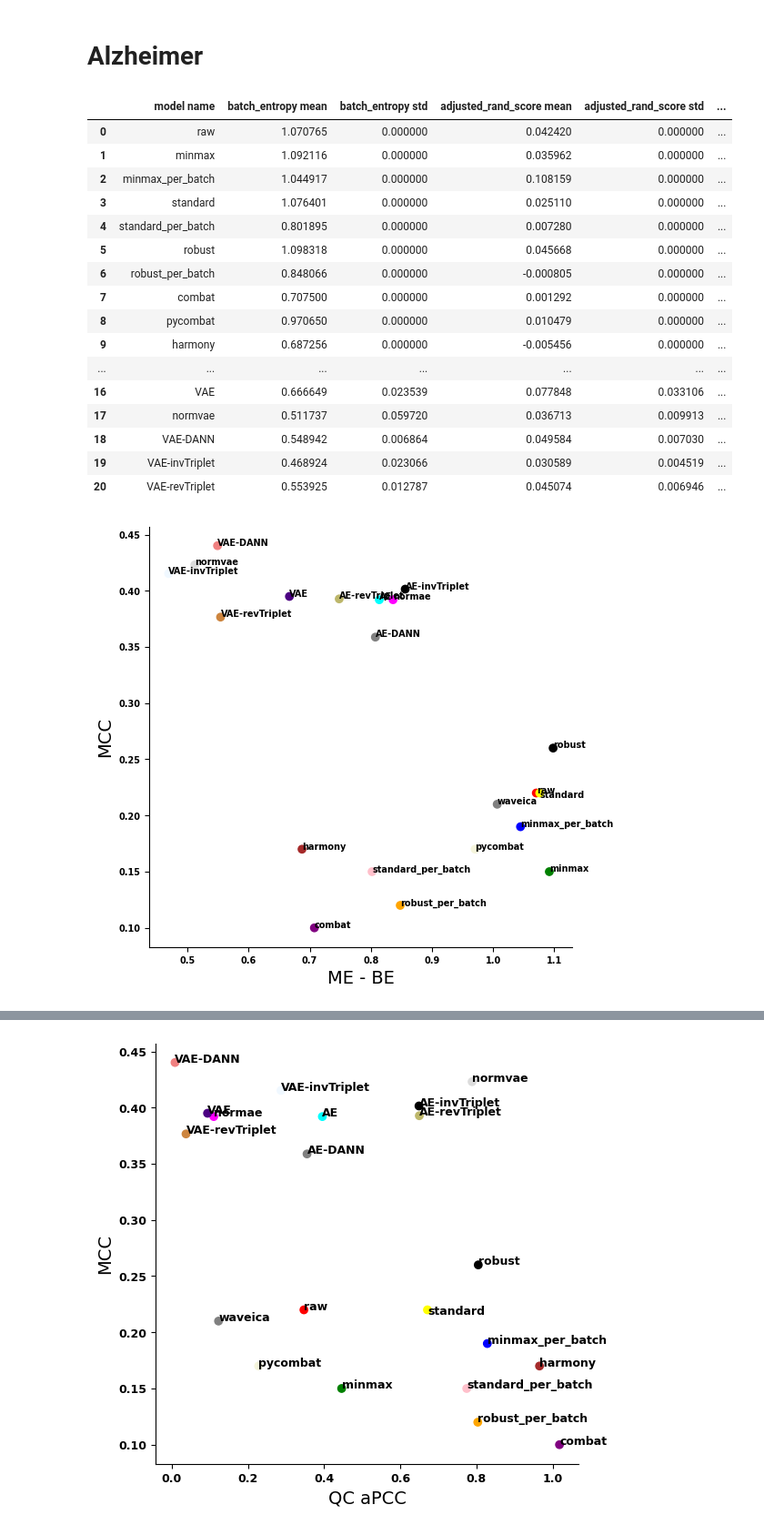
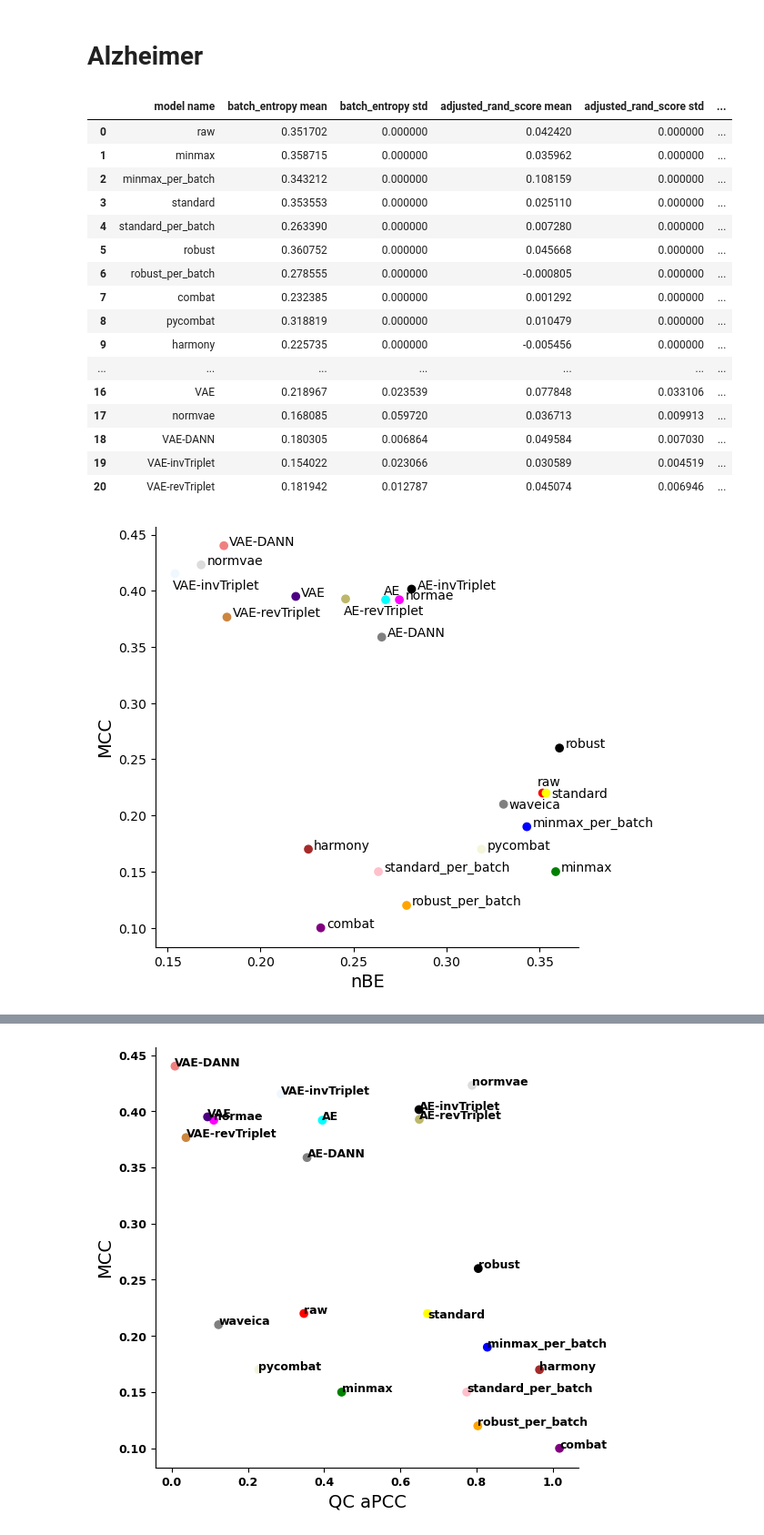
Before and after one commit to spell00/BERNN_MSMS, a Jupyter notebook: notebooks/make_scatter_plots.ipynb, the cells around one changed output, grey strips where cells are left out. Shown: that part at 91% size. Saved outputs shown, nothing was run; the diff lists cells and outputs as text; code cells hidden in the pictures.

Commit message:
improvements figures

```diff
--- a/notebooks/make_scatter_plots.ipynb
+++ b/notebooks/make_scatter_plots.ipynb
@@ -9,28 +9,28 @@ import matplotlib
 # %%
 alz_classif = pd.read_excel('summary_results.xlsx', sheet_name='alzheimer classif')
 alz_metrics = pd.read_excel('summary_results.xlsx', sheet_name='alzheimer best metrics')
-alz_metrics['batch_entropy mean'] = np.log(21) - alz_metrics['batch_entropy mean']
+alz_metrics['batch_entropy mean'] = (np.log(21) - alz_metrics['batch_entropy mean'])/np.log(21)
 alz_metrics['qc_aPCC mean'] = 1 - alz_metrics['qc_aPCC mean']
 # %%
 alz_metrics
 # %% [output]
 |  | model name | batch_entropy mean | batch_entropy std | adjusted_rand_score mean | adjusted_rand_score std | ... |
-| 0 | raw | 1.070765 | 0.000000 | 0.042420 | 0.000000 | ... |
-| 1 | minmax | 1.092116 | 0.000000 | 0.035962 | 0.000000 | ... |
-| 2 | minmax_per_batch | 1.044917 | 0.000000 | 0.108159 | 0.000000 | ... |
-| 3 | standard | 1.076401 | 0.000000 | 0.025110 | 0.000000 | ... |
-| 4 | standard_per_batch | 0.801895 | 0.000000 | 0.007280 | 0.000000 | ... |
-| 5 | robust | 1.098318 | 0.000000 | 0.045668 | 0.000000 | ... |
-| 6 | robust_per_batch | 0.848066 | 0.000000 | -0.000805 | 0.000000 | ... |
-| 7 | combat | 0.707500 | 0.000000 | 0.001292 | 0.000000 | ... |
-| 8 | pycombat | 0.970650 | 0.000000 | 0.010479 | 0.000000 | ... |
-| 9 | harmony | 0.687256 | 0.000000 | -0.005456 | 0.000000 | ... |
+| 0 | raw | 0.351702 | 0.000000 | 0.042420 | 0.000000 | ... |
+| 1 | minmax | 0.358715 | 0.000000 | 0.035962 | 0.000000 | ... |
+| 2 | minmax_per_batch | 0.343212 | 0.000000 | 0.108159 | 0.000000 | ... |
+| 3 | standard | 0.353553 | 0.000000 | 0.025110 | 0.000000 | ... |
+| 4 | standard_per_batch | 0.263390 | 0.000000 | 0.007280 | 0.000000 | ... |
+| 5 | robust | 0.360752 | 0.000000 | 0.045668 | 0.000000 | ... |
+| 6 | robust_per_batch | 0.278555 | 0.000000 | -0.000805 | 0.000000 | ... |
+| 7 | combat | 0.232385 | 0.000000 | 0.001292 | 0.000000 | ... |
+| 8 | pycombat | 0.318819 | 0.000000 | 0.010479 | 0.000000 | ... |
+| 9 | harmony | 0.225735 | 0.000000 | -0.005456 | 0.000000 | ... |
 | ... | ... | ... | ... | ... | ... | ... |
-| 16 | VAE | 0.666649 | 0.023539 | 0.077848 | 0.033106 | ... |
-| 17 | normvae | 0.511737 | 0.059720 | 0.036713 | 0.009913 | ... |
-| 18 | VAE-DANN | 0.548942 | 0.006864 | 0.049584 | 0.007030 | ... |
-| 19 | VAE-invTriplet | 0.468924 | 0.023066 | 0.030589 | 0.004519 | ... |
-| 20 | VAE-revTriplet | 0.553925 | 0.012787 | 0.045074 | 0.006946 | ... |
+| 16 | VAE | 0.218967 | 0.023539 | 0.077848 | 0.033106 | ... |
+| 17 | normvae | 0.168085 | 0.059720 | 0.036713 | 0.009913 | ... |
+| 18 | VAE-DANN | 0.180305 | 0.006864 | 0.049584 | 0.007030 | ... |
+| 19 | VAE-invTriplet | 0.154022 | 0.023066 | 0.030589 | 0.004519 | ... |
+| 20 | VAE-revTriplet | 0.181942 | 0.012787 | 0.045074 | 0.006946 | ... |
 # %%
 df_valid = pd.DataFrame({
     # "channel": channel,
@@ -44,7 +44,7 @@ df = pd.DataFrame({
     "average": pd.concat((alz_metrics['batch_entropy mean'], alz_metrics['adjusted_rand_score mean'], alz_metrics['adjusted_mutual_info_score mean'], alz_metrics['qc_dist/total_dist mean'], alz_metrics['qc_aPCC mean'])),
     "sd": pd.concat((alz_metrics['batch_entropy std'], alz_metrics['adjusted_rand_score std'], alz_metrics['adjusted_mutual_info_score std'], alz_metrics['qc_dist/total_dist std'], alz_metrics['qc_aPCC std'])),
     "models": pd.concat((alz_metrics['model name'], alz_metrics['model name'], alz_metrics['model name'], alz_metrics['model name'], alz_metrics['model name'])),
-    "metrics": ['ME-BE' for _ in range(len(alz_metrics['model name']))] + ['ARI' for _ in range(len(alz_metrics['model name']))] + ['AMI' for _ in range(len(alz_metrics['model name']))] + ['qc_dist/total_dist' for _ in range(len(alz_metrics['model name']))] + ['qc_aPCC' for _ in range(len(alz_metrics['model name']))]
+    "metrics": ['nBE' for _ in range(len(alz_metrics['model name']))] + ['ARI' for _ in range(len(alz_metrics['model name']))] + ['AMI' for _ in range(len(alz_metrics['model name']))] + ['qc_dist/total_dist' for _ in range(len(alz_metrics['model name']))] + ['qc_aPCC' for _ in range(len(alz_metrics['model name']))]
 })
 df_be_ami_ari = pd.DataFrame({
     # "channel": channel,
@@ -65,7 +65,7 @@ df_be = pd.DataFrame({
     "average": alz_metrics['batch_entropy mean'],
     "sd" : alz_metrics['batch_entropy std'],
     "models": alz_metrics['model name'],
-    "metrics": ['ME-BE' for _ in range(len(alz_metrics['model name']))]
+    "metrics": ['nBE' for _ in range(len(alz_metrics['model name']))]
 })
 df_ari = pd.DataFrame({
     # "channel": channel,
@@ -99,33 +99,47 @@ lolims = [True for _ in range(len(df_be['metrics']))]
 # %%
 N = len(alz_metrics['model name'])
 width = 0.16
 ind = np.arange(N)
 
 colors = np.array(["red","green","blue","yellow","pink","black","orange","purple","beige","brown","gray","cyan","magenta",
                    'grey', 'black', 'darkkhaki', 'indigo', 'gainsboro', 'lightcoral', 'aliceblue', 'peru'])
 fig, ax = plt.subplots(figsize=(6, 6))
 ax.scatter(df_be['average'], df_valid['mcc'],
            # c=np.array([0, 5, 10, 15, 20, 25, 30, 35, 40, 45, 50, 55, 60, 65, 70, 75, 80, 85, 90, 95, 100]), cmap='gist_rainbow')
            c=colors)
-ax.set_xlabel('ME - BE', fontsize=14)
+ax.set_xlabel('nBE', fontsize=14)
 ax.set_ylabel('MCC', fontsize=14)
 ax.spines['top'].set_visible(False)
 ax.spines['right'].set_visible(False)
 for i, txt in enumerate(alz_metrics['model name']):
-    x = df_be['average'][i]
+    x = df_be['average'][i] + 0.003
     y = df_valid['mcc'][i]
-    if txt == 'standard':
+    if txt == 'raw':
+        y += 0.006
+        x -= 0.006
+    elif txt == 'standard':
+        y -= 0.004
+    elif txt == 'AE-revTriplet':
+        y -= 0.014
+        x -= 0.004
+    elif txt == 'VAE-invTriplet':
+        y -= 0.014
+        x -= 0.004
+    elif txt == 'AE':
+        y += 0.004
+        x -= 0.004
+    elif txt == 'waveica':
         y -= 0.004
     ax.annotate(txt, (x, y))
 font = {'family' : 'normal',
         'weight' : 'bold',
         'size'   : 9}
 
 matplotlib.rc('font', **font)
 
 plt.show()
 # %% [output]
-[figure, old version]
+[figure, new version]
 # %%
 N = len(alz_metrics['model name'])
 width = 0.16
```
Also changed, not shown: parts of 13 cells of this notebook, 8 other files.
